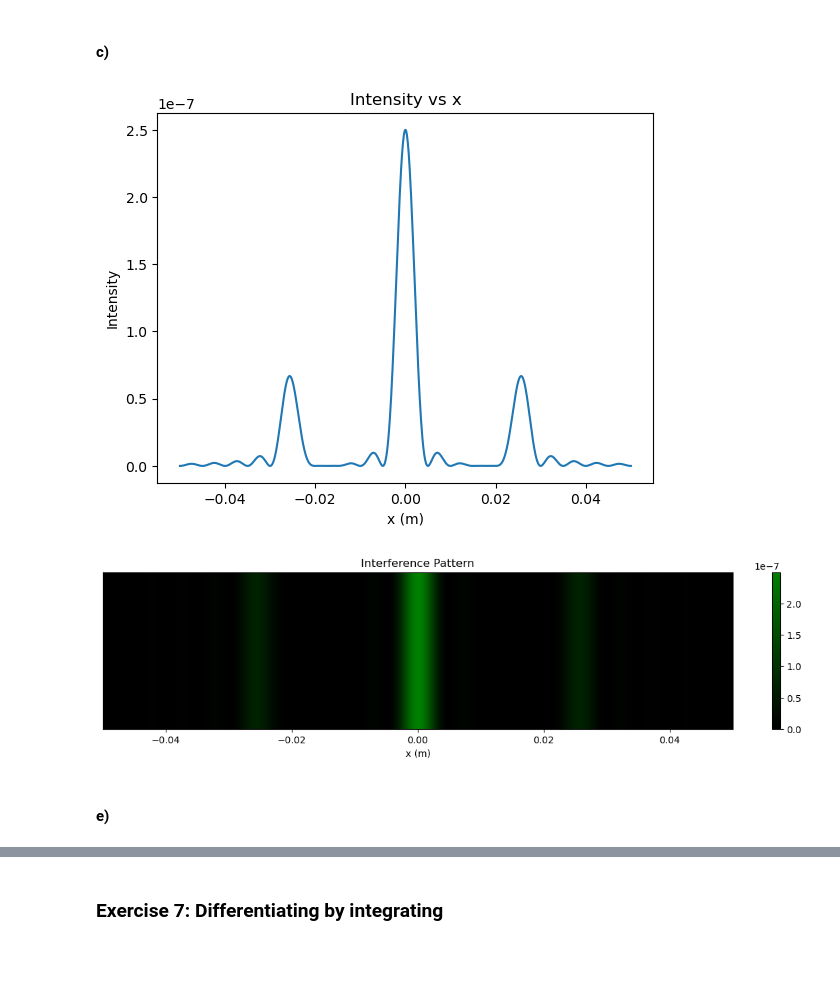
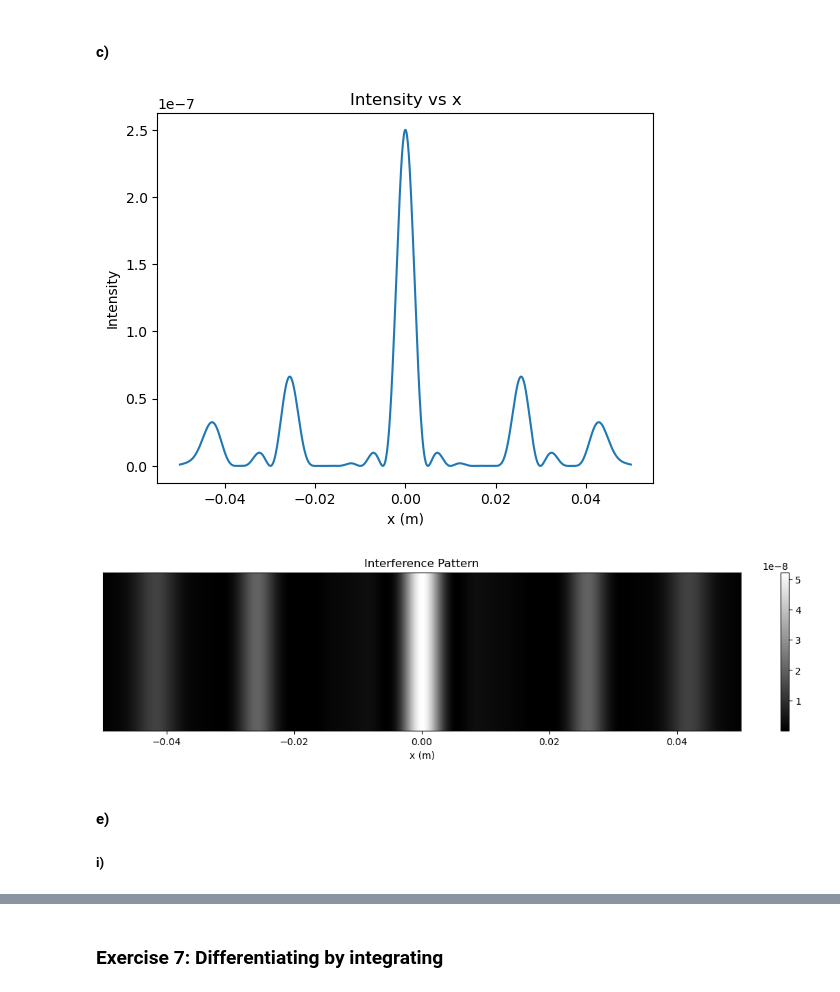
Before and after one commit to AtharvSuryawanshi/Computational-Physics, a Jupyter notebook: Suryawanshi_Atharv_HW2.ipynb, the cells around one changed output, grey strips where cells are left out. Cells and saved outputs as stored; diff of their text form; code cells hidden in the pictures; blank space fills up the shorter version.

```diff
--- a/Suryawanshi_Atharv_HW2.ipynb
+++ b/Suryawanshi_Atharv_HW2.ipynb
@@ -401,7 +401,7 @@ def gaussian_quad(f, n):
 
 from cmath import exp, pi
 
-def intensity(x, nos_points=100):
+def intensity(x, nos_points=20):
     f_len = 1
     wavelength = 500e-9 # 500 nm
     f = lambda u: q(u)*exp(complex(0, 1)*2*np.pi*x*u/ wavelength/ f_len)
@@ -418,18 +418,19 @@ plt.ylabel('Intensity')
 plt.title('Intensity vs x')
 plt.show()
 # %% [output]
-[figure, old version]
+[figure, new version]
 # %%
 I_matrix = np.tile(I_values, (100, 1)) # making 2D array
-custom_cmap = mcolors.LinearSegmentedColormap.from_list("RedBlack", ["black", "green"])
+custom_cmap = mcolors.LinearSegmentedColormap.from_list("RedBlack", ["black", "white"])
 plt.figure(figsize=(15, 3))
 plt.imshow(I_matrix , cmap=custom_cmap , aspect='auto', extent=[x_values.min(), x_values.max(), 0, 1]) # type: ignore
 plt.xlabel('x (m)')
 plt.yticks([])
 plt.title('Interference Pattern')
 plt.colorbar()
 plt.show()
 # %% [output]
-[figure, old version]
+[figure, new version]
 # %% [markdown]
 #### e)
+##### i)
```
Also changed, not shown: parts of 4 cells of this notebook.
